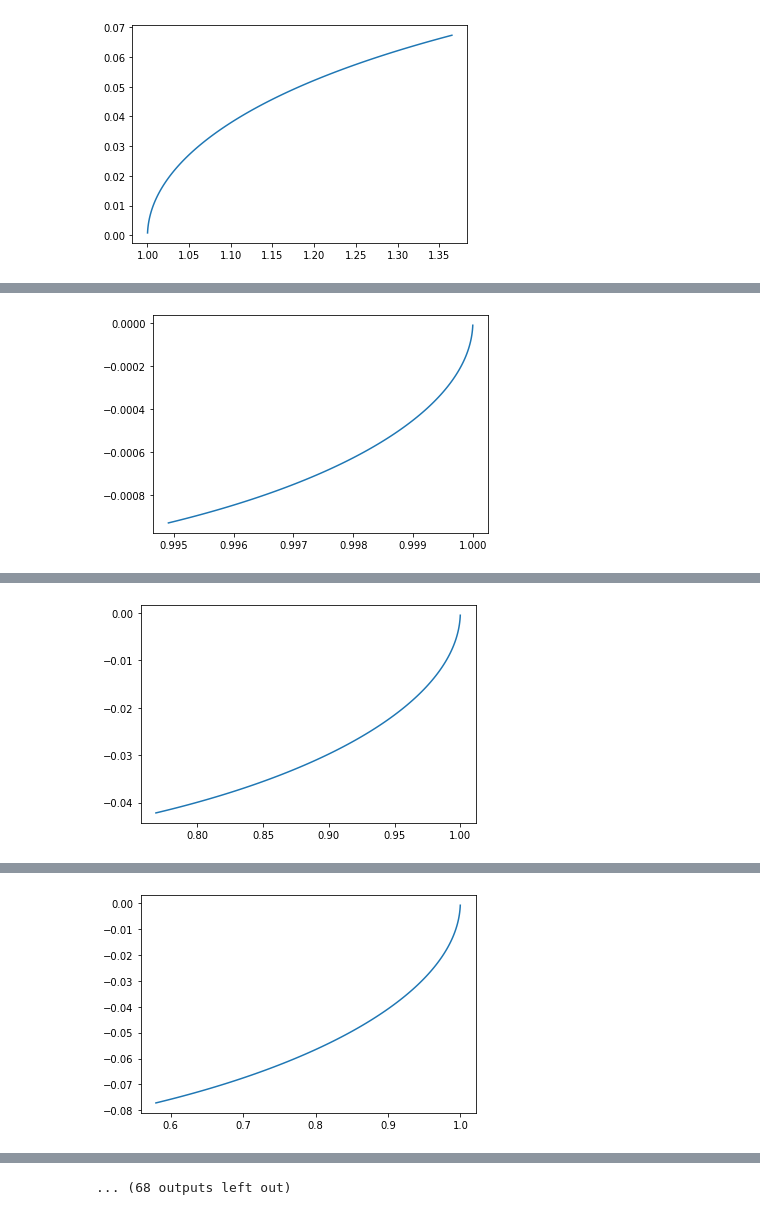
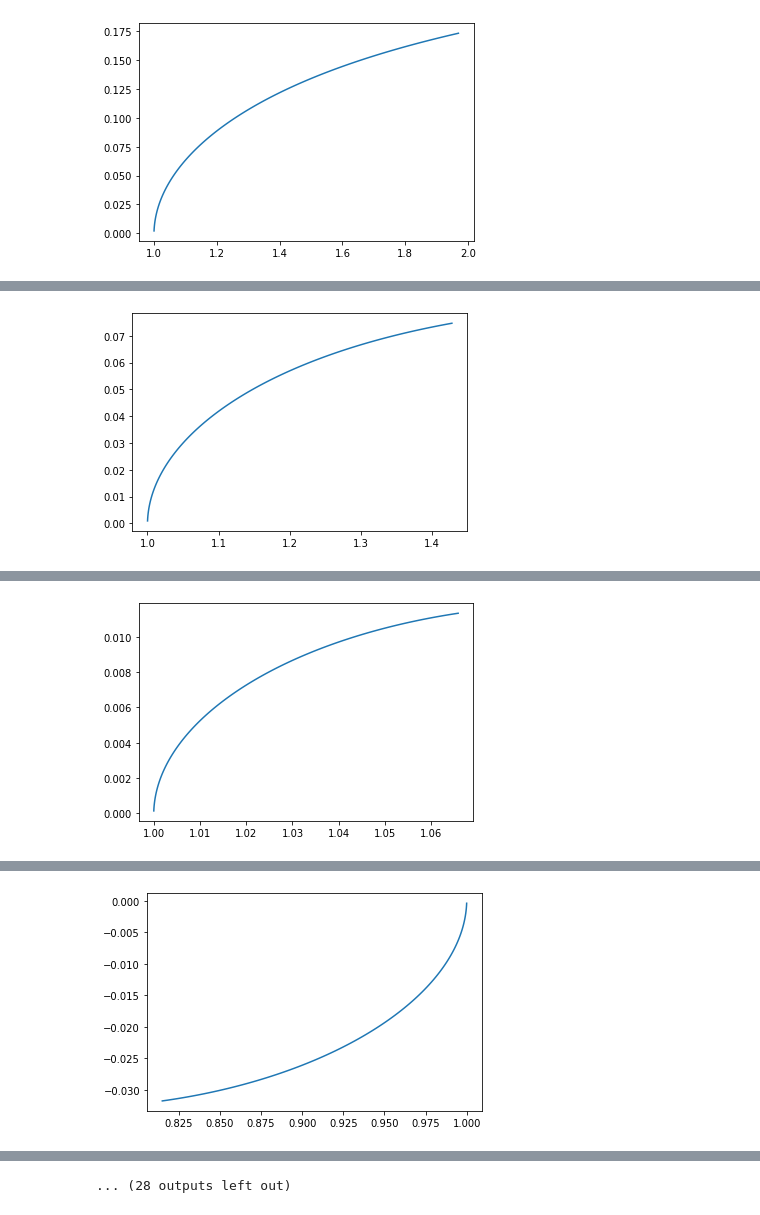
Before and after one commit to dame-demi/DesignOptimization, a Jupyter notebook: Project_1.ipynb, the cells around one changed output, grey strips where cells are left out. Cells and saved outputs as stored; diff of their text form; code cells hidden in the pictures.

```diff
--- a/Project_1.ipynb
+++ b/Project_1.ipynb
@@ -21,7 +23,10 @@ logger = logging.getLogger(__name__)
 FRAME_TIME = 0.1  # time interval
 GRAVITY_ACCEL = 0.12  # gravity constant
 BOOST_ACCEL = 0.18  # thrust constant
-
+DRAG_COEFFICIENT = 0.9
+ROCKET_MASS = 5000
+DENSITY = 0.0765
+REFERENCE_AREA = 1.7
 # # the following parameters are not being used in the sample code
 # PLATFORM_WIDTH = 0.25  # landing platform width
 # PLATFORM_HEIGHT = 0.06  # landing platform height
@@ -51,16 +58,18 @@ class Dynamics(nn.Module):
         # Apply gravity
         # Note: Here gravity is used to change velocity which is the second element of the state vector
         # Normally, we would do x[1] = x[1] + gravity * delta_time
+        # Changing the equation to x[1] = x[1] + gravity * delta_time + drag * delta_time
         # but this is not allowed in PyTorch since it overwrites one variable (x[1]) that is part of the computational graph to be differentiated.
-        # Therefore, I define a tensor dx = [0., gravity * delta_time], and do x = x + dx. This is allowed...
         delta_state_gravity = t.tensor([0., GRAVITY_ACCEL * FRAME_TIME])
-
+        # Needed to calculate x[1]**2 but due to Pytorch used tensor operations instead.
+        v = t.dot(t.tensor([0, state[1]]), t.tensor([0, state[1]]))
+        delta_state_drag = t.tensor([0., 0.5 * DENSITY * DRAG_COEFFICIENT * FRAME_TIME * REFERENCE_AREA * v / ROCKET_MASS])
         # Thrust
         # Note: Same reason as above. Need a 2-by-1 tensor.
         delta_state = BOOST_ACCEL * FRAME_TIME * t.tensor([0., -1.]) * action
 
         # Update velocity
-        state = state + delta_state + delta_state_gravity
+        state = state + delta_state + delta_state_gravity + delta_state_drag
 
         # Update state
         # Note: Same as above. Use operators on matrices/tensors as much as possible. Do not use element-wise operators as they are considered inplace.
@@ -156,8 +165,11 @@ class Optimize:
         return closure()
 
     def train(self, epochs):
+        lo = []
         for epoch in range(epochs):
             loss = self.step()
+            lo.append(loss)
+            print(lo)
             print('[%d] loss: %.3f' % (epoch + 1, loss))
             self.visualize()
 
@@ -178,5 +190,5 @@ d = Dynamics()  # define dynamics
 c = Controller(dim_input, dim_hidden, dim_output)  # define controller
 s = Simulation(c, d, T)  # define simulation
 o = Optimize(s)  # define optimizer
-o.train(40)  # solve the optimization problem
+o.train(20)  # solve the optimization problem
 # %% [output]
@@ -184 +197 @@ o.train(40)  # solve the optimization problem
-[figure, old version]
+[figure, new version]
@@ -186 +200 @@ o.train(40)  # solve the optimization problem
-[figure, old version]
+[figure, new version]
@@ -188 +203 @@ o.train(40)  # solve the optimization problem
-[figure, old version]
+[figure, new version]
@@ -190 +206 @@ o.train(40)  # solve the optimization problem
-[figure, old version]
+[figure, new version]
@@ -195 +213 @@ o.train(40)  # solve the optimization problem
-... (68 outputs left out)
+... (28 outputs left out)
```
Also changed, not shown: parts of 3 cells of this notebook.
